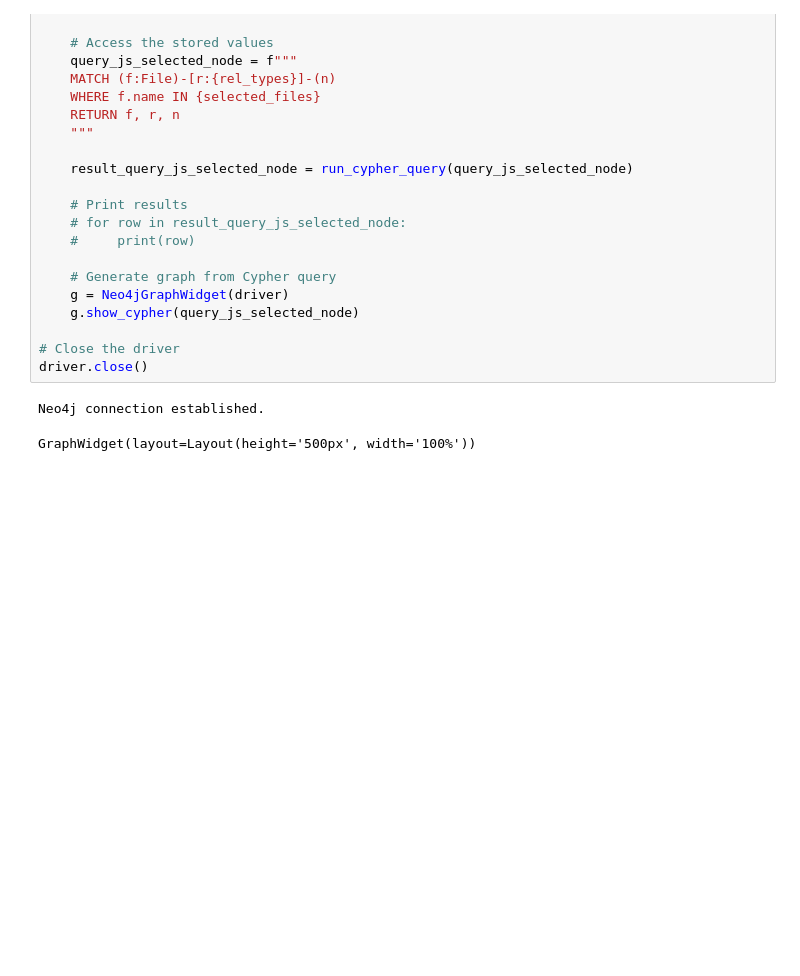
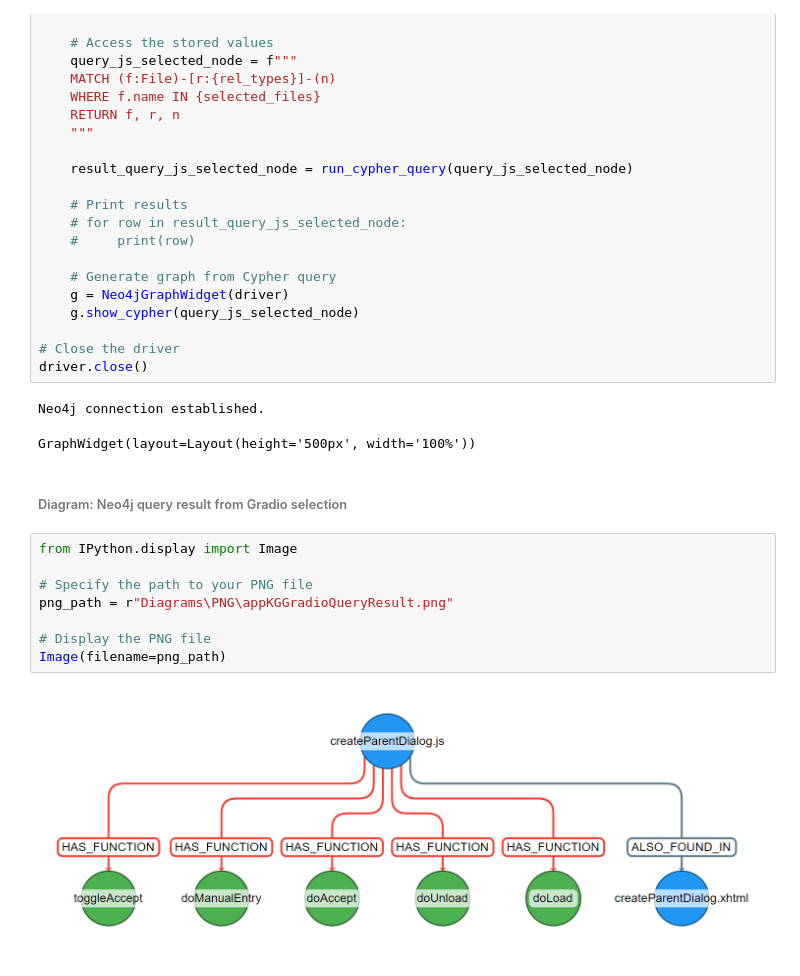
Before and after one commit to georgejaymcmc/AICampKGTalk, a Jupyter notebook: AICampKGTalk.ipynb, the cells around one changed output. Drawn from its saved outputs; the diff is of its cells as text; blank space fills up the shorter version.

```diff
--- a/AICampKGTalk.ipynb
+++ b/AICampKGTalk.ipynb
@@ -2606,3 +2595,15 @@ driver.close()
 # %% [output]
 Neo4j connection established.
 GraphWidget(layout=Layout(height='500px', width='100%'))
+# %% [markdown]
+###### Diagram: Neo4j query result from Gradio selection
+# %%
+from IPython.display import Image
+
+# Specify the path to your PNG file
+png_path = r"Diagrams\PNG\appKGGradioQueryResult.png"
+
+# Display the PNG file
+Image(filename=png_path)
+# %% [output]
+[figure, added]
```
Also changed, not shown: parts of 18 cells of this notebook, 9 other files.
